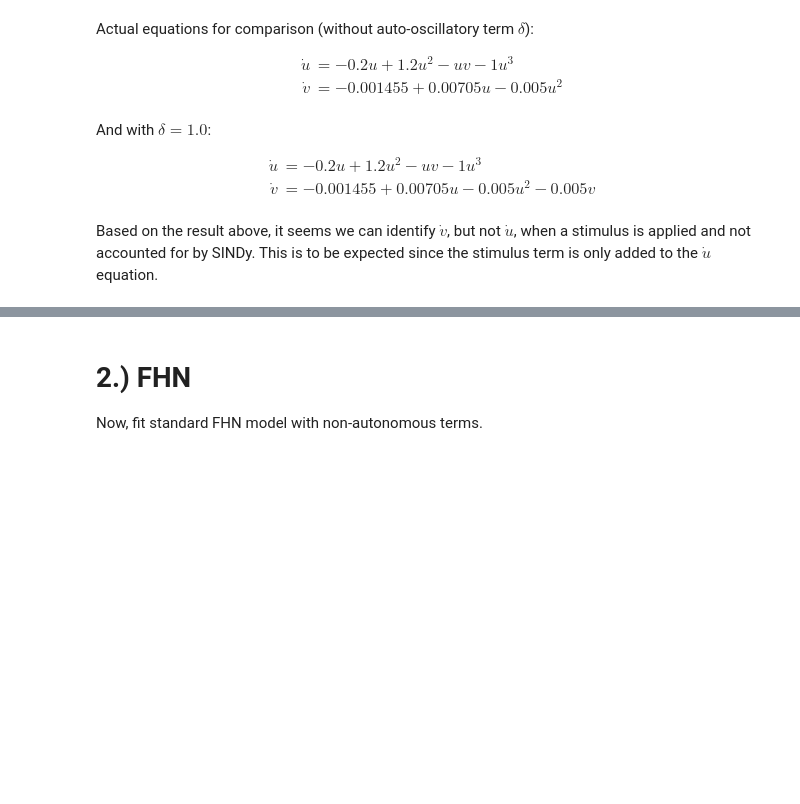
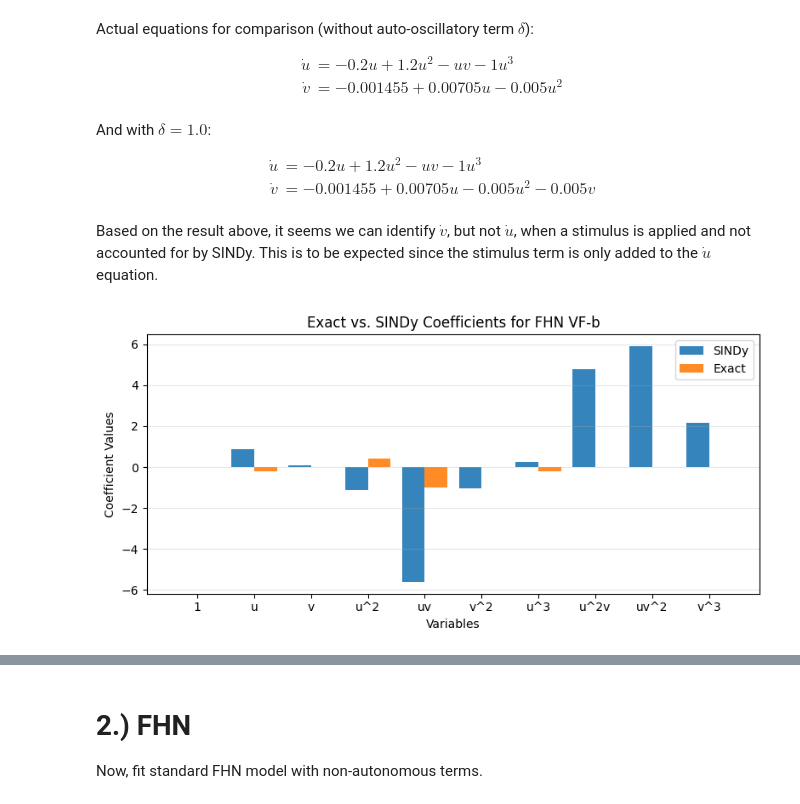
Before and after one commit to cswelch/SINDy-for-Cardiac-Electrophysiology, a Jupyter notebook: SINDy_non-autonomous_test.ipynb, the cells around one changed output, grey strips where cells are left out. Cells and saved outputs as stored; diff of their text form; code cells hidden in the pictures; blank space fills up the shorter version.

```diff
--- a/SINDy_non-autonomous_test.ipynb
+++ b/SINDy_non-autonomous_test.ipynb
@@ -117,6 +137,29 @@ And with $\delta=1.0$:
 \end{align}
 
 Based on the result above, it seems we can identify $\dot{v}$, but not $\dot{u}$, when a stimulus is applied and not accounted for by SINDy.  This is to be expected since the stimulus term is only added to the $\dot{u}$ equation.
+# %%
+# Order of coefficients: 1, u, v, u^2, uv, v^2, u^3, u^2v, uv^2, v^3
+variables = ["1", "u", "v", "u^2", "uv", "v^2", "u^3", "u^2v", "uv^2", "v^3"]
+coef_sindy = model_vf_b.coefficients()
+coef_exact = np.array([[0, -0.22, 0, 0.42, -1.0, 0, -0.2, 0, 0, 0],
+                       [0.0515, 0.3193, -0.00309, -1.03, 0.0, 0.0, 0.0, 0.0, 0.0, 0.0]])
+x = np.arange(len(coef_sindy[0]))
+
+# Use bar chart to compare the SINDy and exact coefficient values.
+width = 0.4
+plt.figure(figsize=(8, 4))
+plt.bar(x - width/2, coef_sindy[0], width=width, alpha=0.9, label='SINDy')
+plt.bar(x + width/2, coef_exact[0], width=width, alpha=0.9, label='Exact')
+
+plt.title('Exact vs. SINDy Coefficients for FHN VF-b')
+plt.ylabel('Coefficient Values')
+plt.xlabel('Variables')
+plt.xticks(x, variables)
+plt.legend()
+plt.tight_layout()
+plt.grid(axis='y', alpha=0.3)
+# %% [output]
+[figure, added]
 # %%
 # Plot results - u vs. v
 df_states_vf_b = pd.DataFrame(states_vf_b, columns=['u','v'])
```
Also changed, not shown: parts of 7 cells of this notebook.
